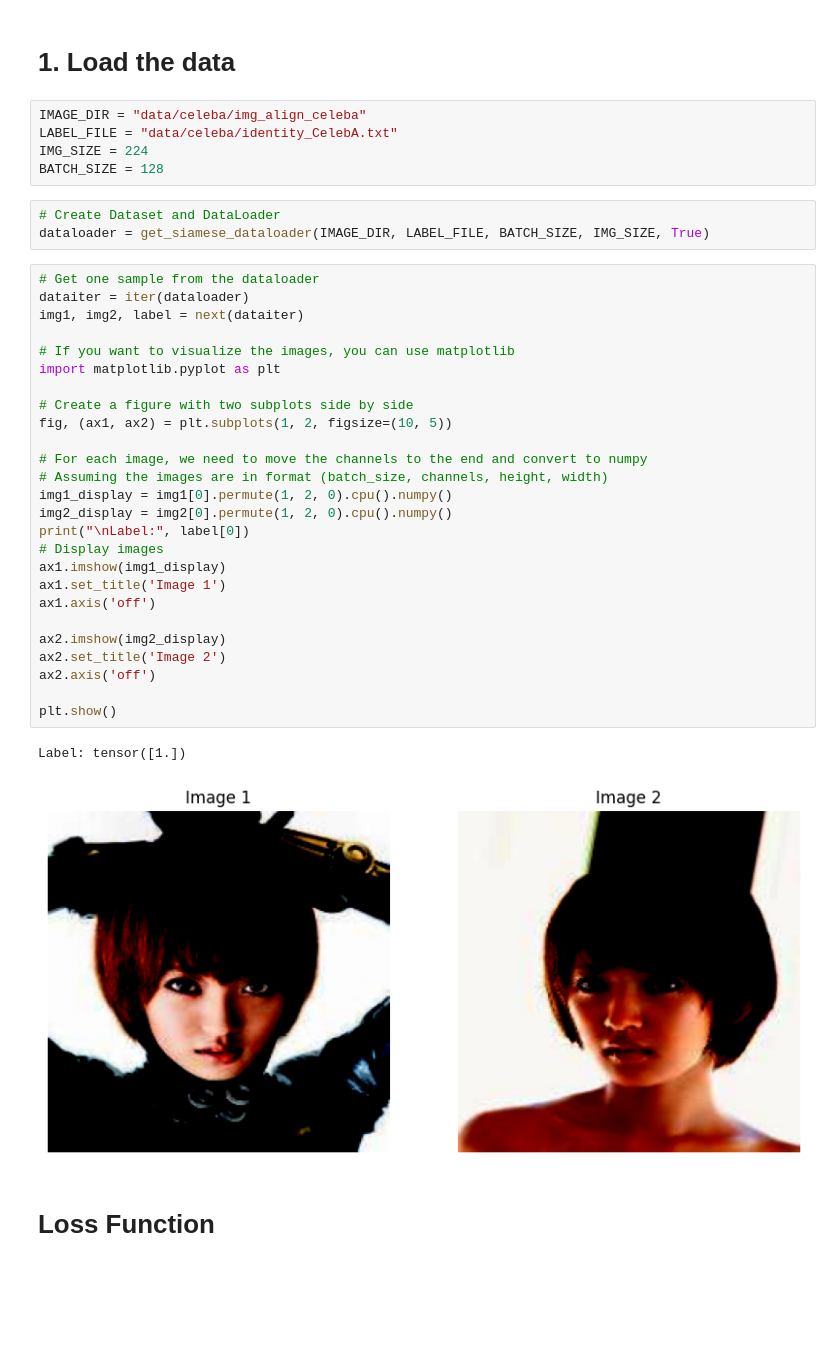
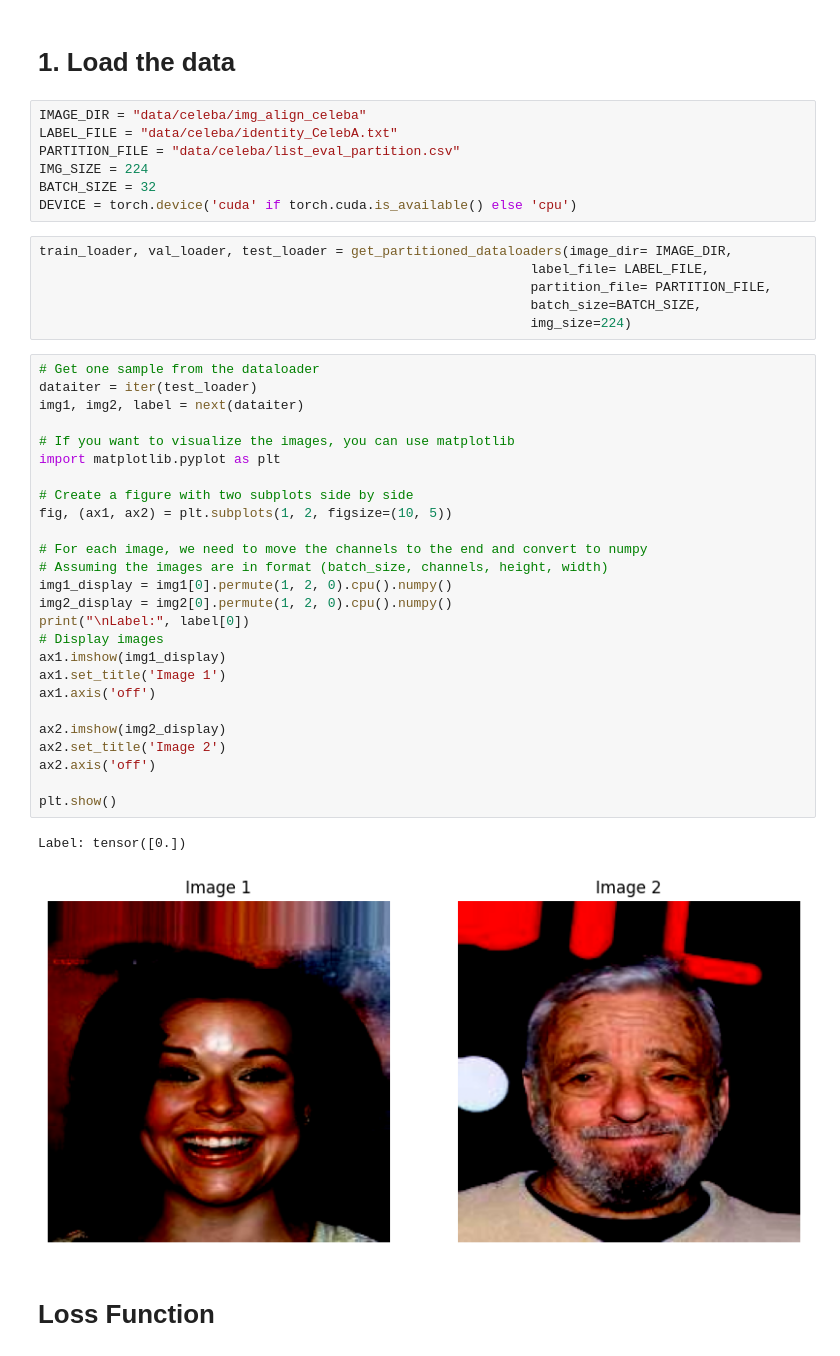
Before and after one commit to armanniaruhi/RAML, a Jupyter notebook: main.ipynb, the cells around one changed output. Drawn from its saved outputs; the diff is of its cells as text; blank space fills up the shorter version.

Commit message:
Data splitting is solved

```diff
--- a/main.ipynb
+++ b/main.ipynb
@@ -6,39 +8,44 @@ from src.ml.resNet50 import SiameseResNet
 # %%
 IMAGE_DIR = "data/celeba/img_align_celeba"
 LABEL_FILE = "data/celeba/identity_CelebA.txt"
+PARTITION_FILE = "data/celeba/list_eval_partition.csv"
 IMG_SIZE = 224
-BATCH_SIZE = 128
+BATCH_SIZE = 32
+DEVICE = torch.device('cuda' if torch.cuda.is_available() else 'cpu')
 # %%
-# Create Dataset and DataLoader
-dataloader = get_siamese_dataloader(IMAGE_DIR, LABEL_FILE, BATCH_SIZE, IMG_SIZE, True)
+train_loader, val_loader, test_loader = get_partitioned_dataloaders(image_dir= IMAGE_DIR,
+                                                               label_file= LABEL_FILE,
+                                                               partition_file= PARTITION_FILE,
+                                                               batch_size=BATCH_SIZE,
+                                                               img_size=224)
 # %%
 # Get one sample from the dataloader
-dataiter = iter(dataloader)
+dataiter = iter(test_loader)
 img1, img2, label = next(dataiter)
 
 # If you want to visualize the images, you can use matplotlib
 import matplotlib.pyplot as plt
 
 # Create a figure with two subplots side by side
 fig, (ax1, ax2) = plt.subplots(1, 2, figsize=(10, 5))
 
 # For each image, we need to move the channels to the end and convert to numpy
 # Assuming the images are in format (batch_size, channels, height, width)
 img1_display = img1[0].permute(1, 2, 0).cpu().numpy()
 img2_display = img2[0].permute(1, 2, 0).cpu().numpy()
 print("\nLabel:", label[0])
 # Display images
 ax1.imshow(img1_display)
 ax1.set_title('Image 1')
 ax1.axis('off')
 
 ax2.imshow(img2_display)
 ax2.set_title('Image 2')
 ax2.axis('off')
 
 plt.show()
 # %% [output]
-Label: tensor([1.])
+Label: tensor([0.])
-[figure, old version]
+[figure, new version]
 # %% [markdown]
 # Loss Function
```
Also changed, not shown: parts of 5 cells of this notebook, 1 other file.
